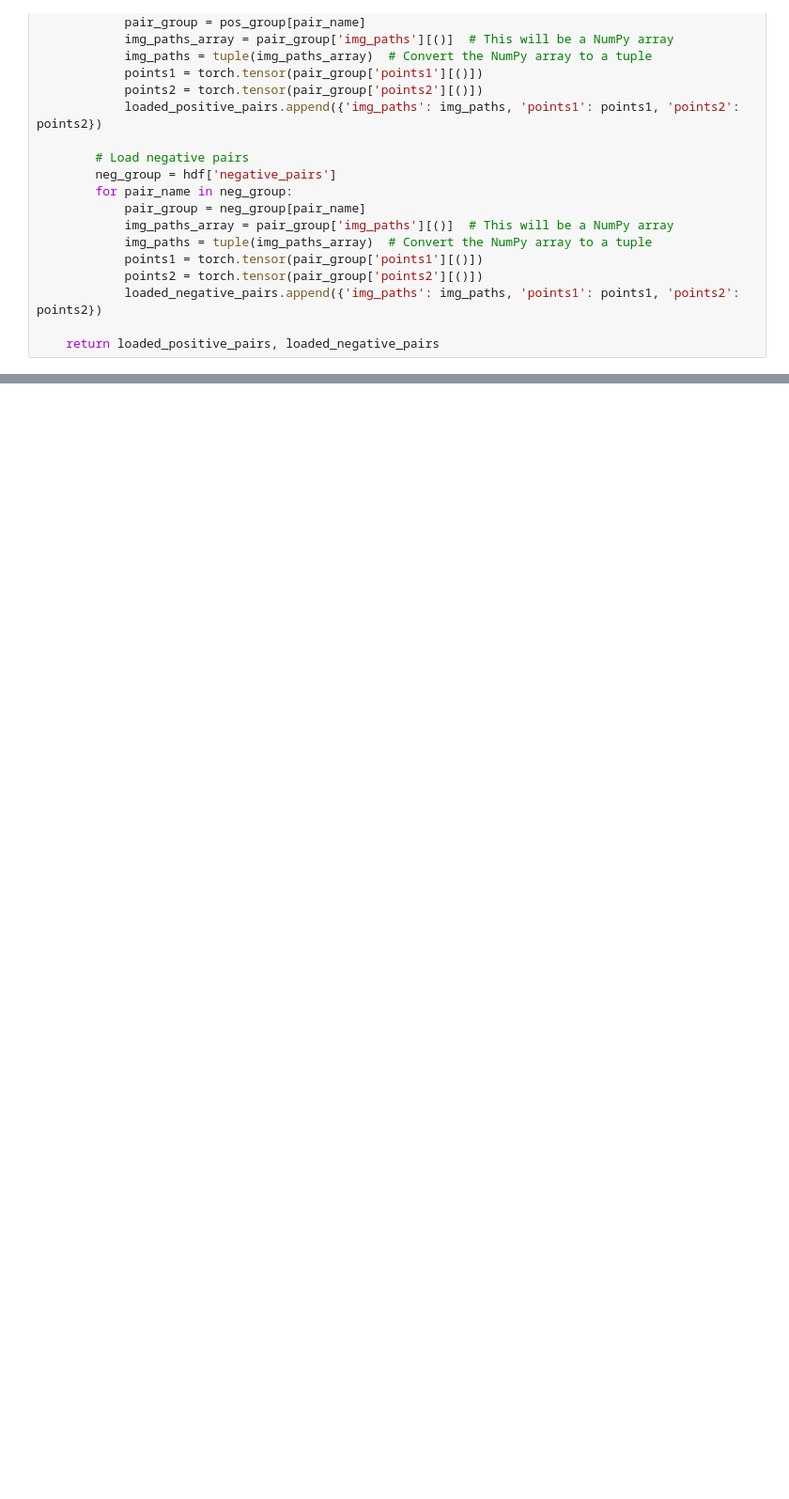
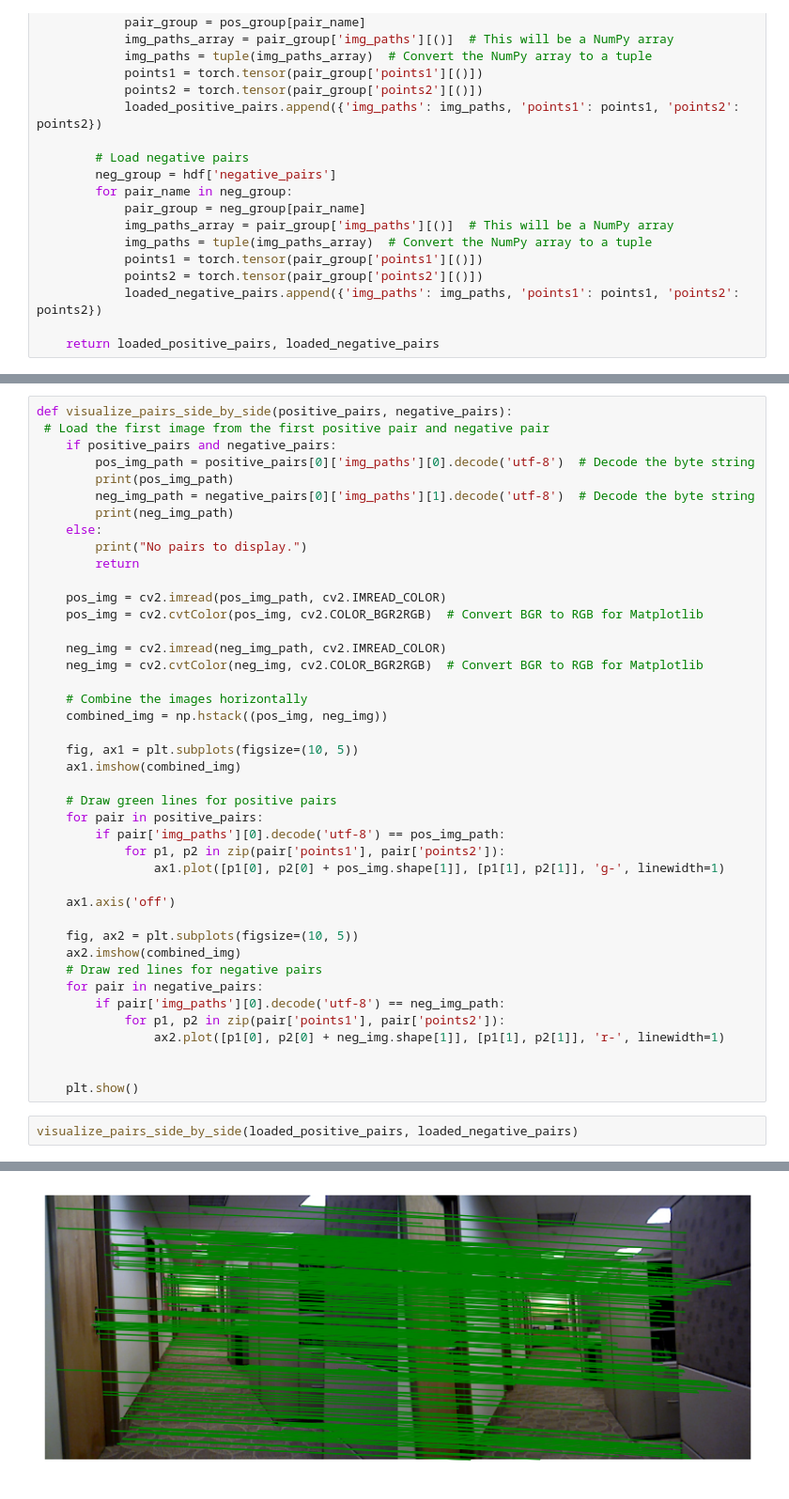
Before and after one commit to ownEyes/Learning-based-Feature-for-VSLAM, a Jupyter notebook: datasets/samples_constructor/notebooks/samples_example.ipynb, the cells around one changed output, grey strips where cells are left out. Shown at 94% size. Drawn from its saved outputs; the diff is of its cells as text; blank space fills up the shorter version.

```diff
--- a/datasets/samples_constructor/notebooks/samples_example.ipynb
+++ b/datasets/samples_constructor/notebooks/samples_example.ipynb
@@ -465,0 +467,45 @@ visualize_pairs(loaded_positive_pairs, loaded_negative_pairs)
+# %%
+def visualize_pairs_side_by_side(positive_pairs, negative_pairs):
+ # Load the first image from the first positive pair and negative pair
+    if positive_pairs and negative_pairs:
+        pos_img_path = positive_pairs[0]['img_paths'][0].decode('utf-8')  # Decode the byte string
+        print(pos_img_path)
+        neg_img_path = negative_pairs[0]['img_paths'][1].decode('utf-8')  # Decode the byte string
+        print(neg_img_path)
+    else:
+        print("No pairs to display.")
+        return
+
+    pos_img = cv2.imread(pos_img_path, cv2.IMREAD_COLOR)
+    pos_img = cv2.cvtColor(pos_img, cv2.COLOR_BGR2RGB)  # Convert BGR to RGB for Matplotlib
+
+    neg_img = cv2.imread(neg_img_path, cv2.IMREAD_COLOR)
+    neg_img = cv2.cvtColor(neg_img, cv2.COLOR_BGR2RGB)  # Convert BGR to RGB for Matplotlib
+
+    # Combine the images horizontally
+    combined_img = np.hstack((pos_img, neg_img))
+
+    fig, ax1 = plt.subplots(figsize=(10, 5))
+    ax1.imshow(combined_img)
+
+    # Draw green lines for positive pairs
+    for pair in positive_pairs:
+        if pair['img_paths'][0].decode('utf-8') == pos_img_path:
+            for p1, p2 in zip(pair['points1'], pair['points2']):
+                ax1.plot([p1[0], p2[0] + pos_img.shape[1]], [p1[1], p2[1]], 'g-', linewidth=1)
+
+    ax1.axis('off')
+
+    fig, ax2 = plt.subplots(figsize=(10, 5))
+    ax2.imshow(combined_img)
+    # Draw red lines for negative pairs
+    for pair in negative_pairs:
+        if pair['img_paths'][0].decode('utf-8') == neg_img_path:
+            for p1, p2 in zip(pair['points1'], pair['points2']):
+                ax2.plot([p1[0], p2[0] + neg_img.shape[1]], [p1[1], p2[1]], 'r-', linewidth=1)
+
+
+    plt.show()
+# %%
+visualize_pairs_side_by_side(loaded_positive_pairs, loaded_negative_pairs)
+# %% [output]
@@ -465,0 +514 @@ visualize_pairs(loaded_positive_pairs, loaded_negative_pairs)
+[figure, added]
```
Also changed, not shown: parts of 6 cells of this notebook.
